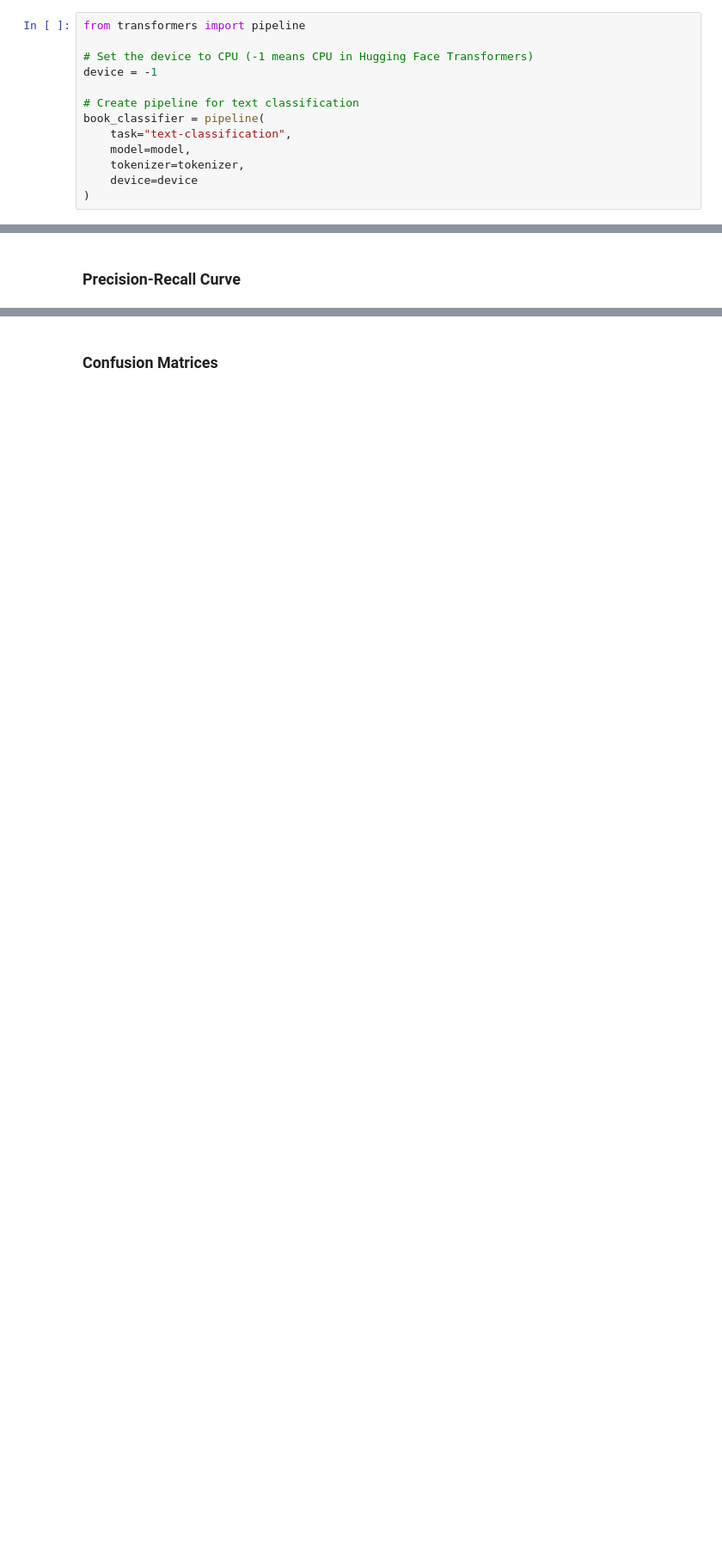
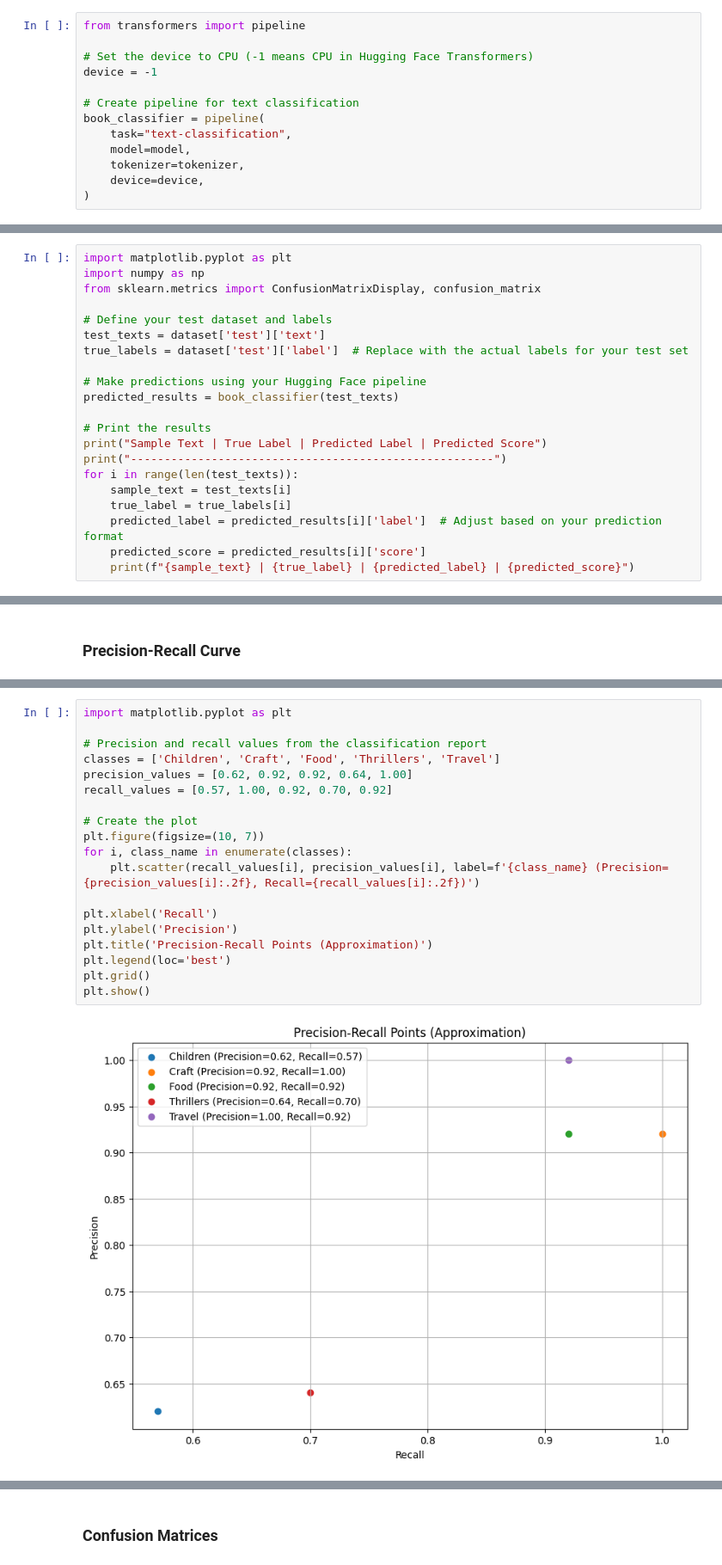
Before and after one commit to Stephy-Wong/IAT360FinalProject, a Jupyter notebook: IAT360FinalProject.ipynb, the cells around one changed output, grey strips where cells are left out. Shown at 86% size. Cells and saved outputs as stored; diff of their text form; blank space fills up the shorter version.

```diff
--- a/IAT360FinalProject.ipynb
+++ b/IAT360FinalProject.ipynb
@@ -444,7 +450,7 @@ book_classifier = pipeline(
     task="text-classification",
     model=model,
     tokenizer=tokenizer,
-    device=device
+    device=device,
 )
 # %% [output]
 Device set to use mps:0
@@ -545,0 +524,21 @@ print(formatted_results)
+# %%
+import matplotlib.pyplot as plt
+import numpy as np
+from sklearn.metrics import ConfusionMatrixDisplay, confusion_matrix
+
+# Define your test dataset and labels
+test_texts = dataset['test']['text']
+true_labels = dataset['test']['label']  # Replace with the actual labels for your test set
+
+# Make predictions using your Hugging Face pipeline
+predicted_results = book_classifier(test_texts)
+
+# Print the results
+print("Sample Text | True Label | Predicted Label | Predicted Score")
+print("------------------------------------------------------")
+for i in range(len(test_texts)):
+    sample_text = test_texts[i]
+    true_label = true_labels[i]
+    predicted_label = predicted_results[i]['label']  # Adjust based on your prediction format
+    predicted_score = predicted_results[i]['score']
+    print(f"{sample_text} | {true_label} | {predicted_label} | {predicted_score}")
@@ -577,0 +597,21 @@ weighted avg       0.82      0.82      0.82        60
+# %%
+import matplotlib.pyplot as plt
+
+# Precision and recall values from the classification report
+classes = ['Children', 'Craft', 'Food', 'Thrillers', 'Travel']
+precision_values = [0.62, 0.92, 0.92, 0.64, 1.00]
+recall_values = [0.57, 1.00, 0.92, 0.70, 0.92]
+
+# Create the plot
+plt.figure(figsize=(10, 7))
+for i, class_name in enumerate(classes):
+    plt.scatter(recall_values[i], precision_values[i], label=f'{class_name} (Precision={precision_values[i]:.2f}, Recall={recall_values[i]:.2f})')
+
+plt.xlabel('Recall')
+plt.ylabel('Precision')
+plt.title('Precision-Recall Points (Approximation)')
+plt.legend(loc='best')
+plt.grid()
+plt.show()
+# %% [output]
+[figure, added]
```
Also changed, not shown: parts of 9 cells of this notebook.
